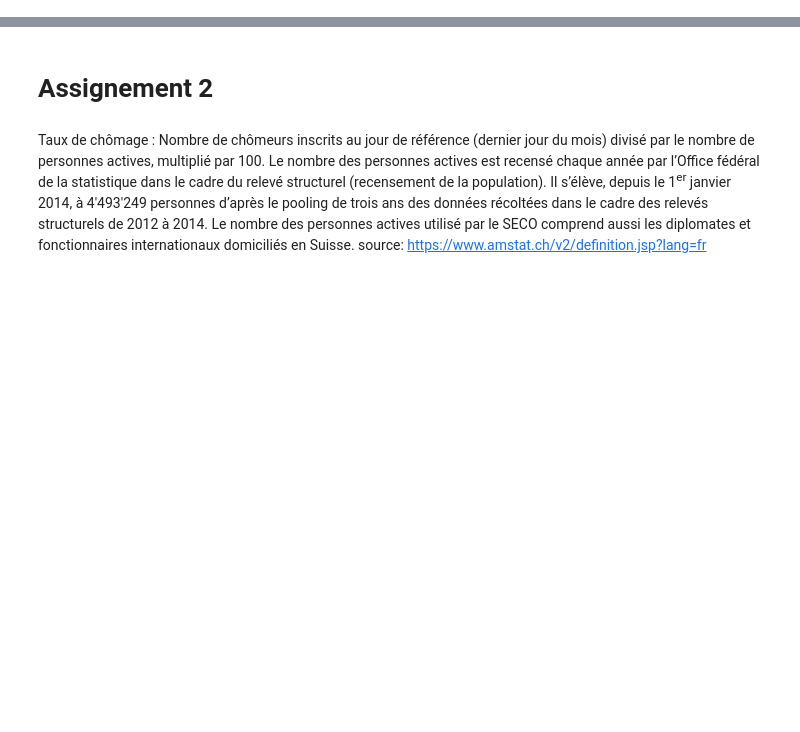
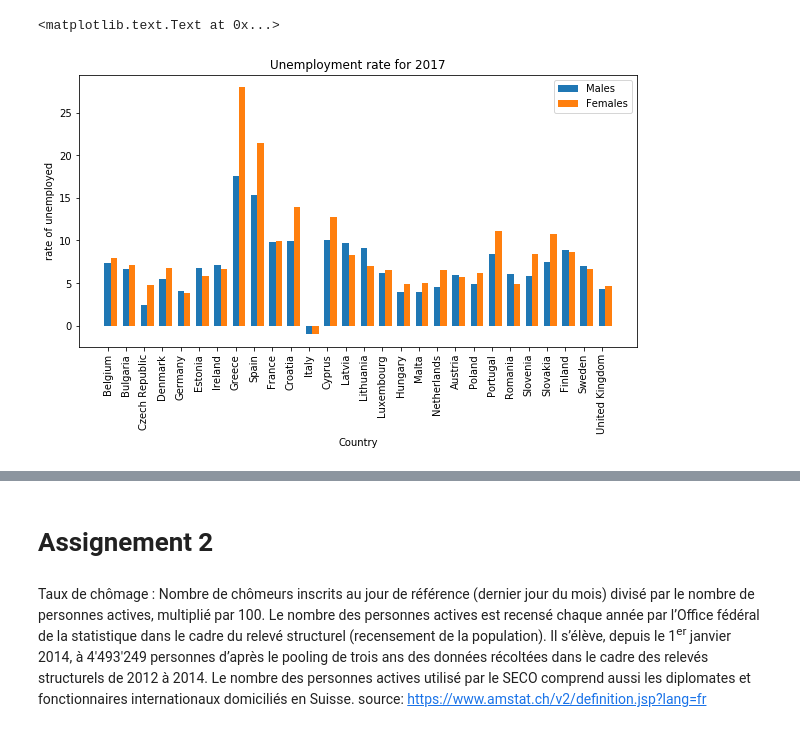
Before and after one commit to Roussaky/ada-EPFL, a Jupyter notebook: Homework3/Homework3.ipynb, the cells around one changed output, grey strips where cells are left out. Cells and saved outputs as stored; diff of their text form; code cells hidden in the pictures; blank space fills up the shorter version.

```diff
--- a/Homework3/Homework3.ipynb
+++ b/Homework3/Homework3.ipynb
@@ -26,0 +77,21 @@ https://github.com/codeforamerica/click_that_hood/tree/master/public/data
+# %%
+data2017M = data[(data['TIME'] == '2017M07') & (data['SEX']=='Males') & (data['AGE']=='Total')]
+data2017M = data2017M[['GEO','Value']]
+data2017M = data2017M.replace(to_replace=':',value=-1)
+data2017F = data[(data['TIME'] == '2016M07') & (data['SEX']=='Females') & (data['AGE']=='Total')]
+data2017F = data2017F[['GEO','Value']]
+data2017F = data2017F.replace(to_replace=':',value=-1)
+# %%
+fig, ax = plt.subplots(figsize=(10,5))
+ind = np.arange(len(data2017M))  # the x locations for the groups
+width = 0.35       # the width of the barsplt.xticks(x, data2017M['GEO'], rotation='vertical')
+plt.xticks(x, data2016['GEO'], rotation='vertical')
+ax.bar(ind, data2017M['Value'],width)
+ax.bar(ind + width, data2017F['Value'],width)
+ax.set_ylabel("rate of unemployed")
+ax.set_xlabel("Country")
+ax.legend(["Males", "Females"])
+plt.title('Unemployment rate for 2017')
+# %% [output]
+<matplotlib.text.Text at 0x...>
+[figure, added]
```
Also changed, not shown: parts of 11 cells of this notebook, 2 other files.
